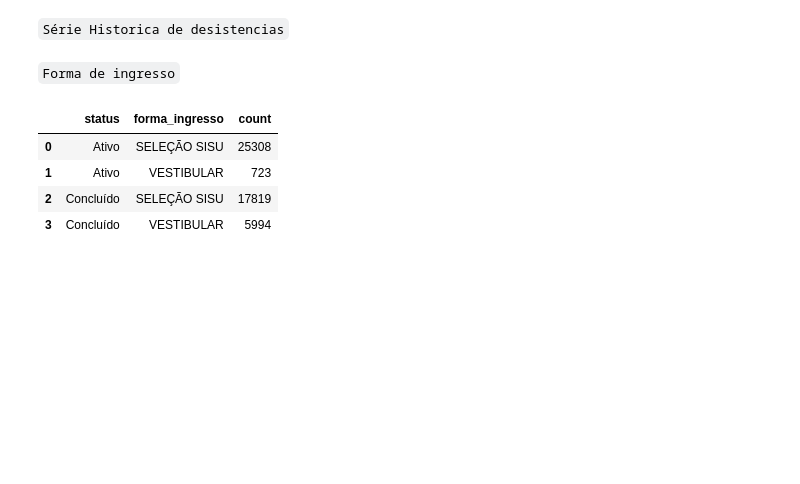
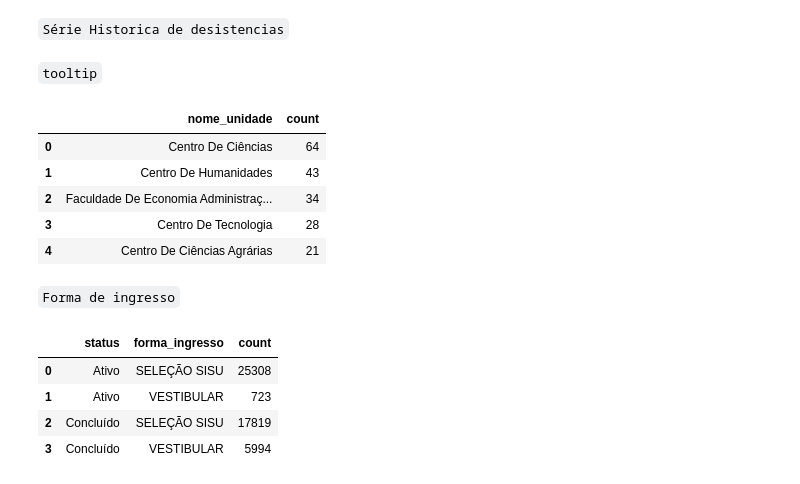
Before and after one commit to kaladabrio2020/dashboardUFC, a Jupyter notebook: tabelas.ipynb, the cells around one changed output. Drawn from its saved outputs; the diff is of its cells as text; code cells hidden in the pictures; blank space fills up the shorter version.

```diff
--- a/tabelas.ipynb
+++ b/tabelas.ipynb
@@ -65,3 +77,37 @@ def SerieHistoricaDesistenciasPlot(data):
     return fig
 # %%
 SerieHistoricaDesistenciasPlot(data1).show()
+# %% [markdown]
+`tooltip`
+# %%
+def SerieHistoricaTootips(ano):
+    with open('json/queries.json', 'r', encoding='utf-8') as f:
+        queries = json.load(f)
+
+    sql = queries['TootipsSerieHistoricaDesistencia']
+    sql = sql.replace('ano1', str(ano))
+
+    data = pd.read_sql(sql, engine)
+
+    data['nome_unidade'] = data['nome_unidade'].str.lower()
+    data['nome_unidade'] = data['nome_unidade'].str.replace(
+        'campus da ufc de', '', regex=False
+    ).str.replace(
+        'campus da ufc em', '', regex=False
+    ).str.replace(
+        'campus da ufc no', '', regex=False
+    ).str.replace(
+        '_',''
+    ).str.title()
+    return data
+# %%
+data = SerieHistoricaTootips(1980)
+# %%
+data
+# %% [output]
+|  | nome_unidade | count |
+| 0 | Centro De Ciências | 64 |
+| 1 | Centro De Humanidades | 43 |
+| 2 | Faculdade De Economia Administraç... | 34 |
+| 3 | Centro De Tecnologia | 28 |
+| 4 | Centro De Ciências Agrárias | 21 |
```
Also changed, not shown: parts of 3 cells of this notebook, 6 other files.
